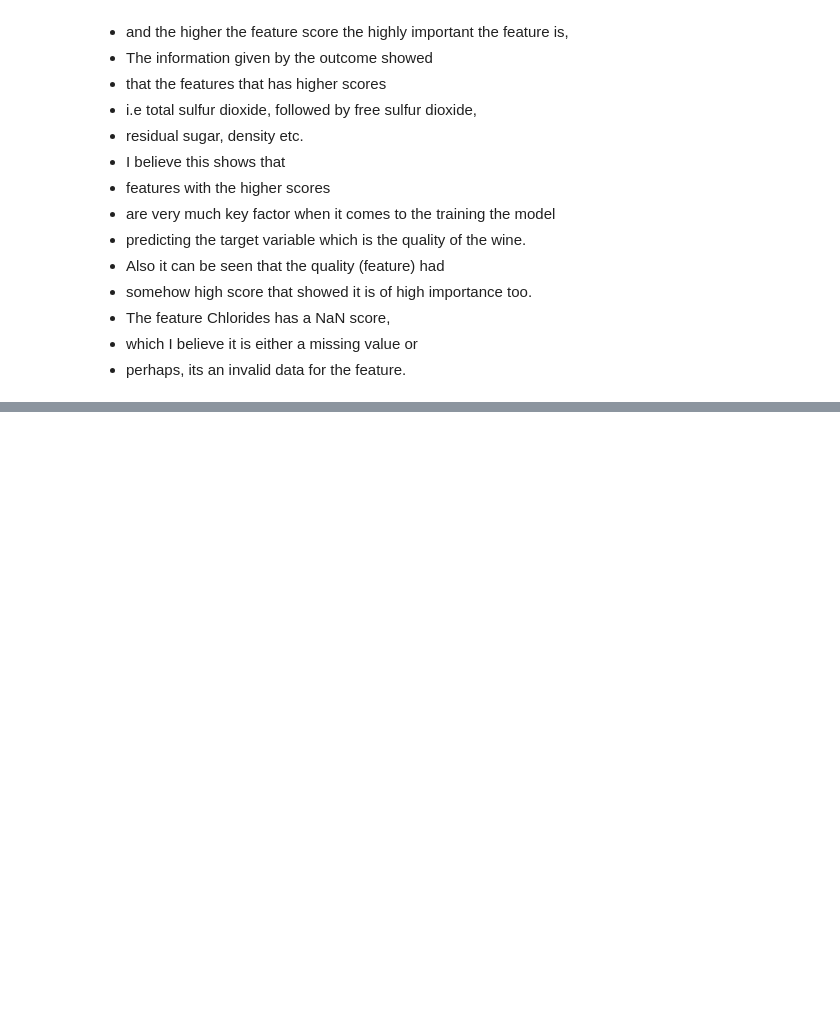
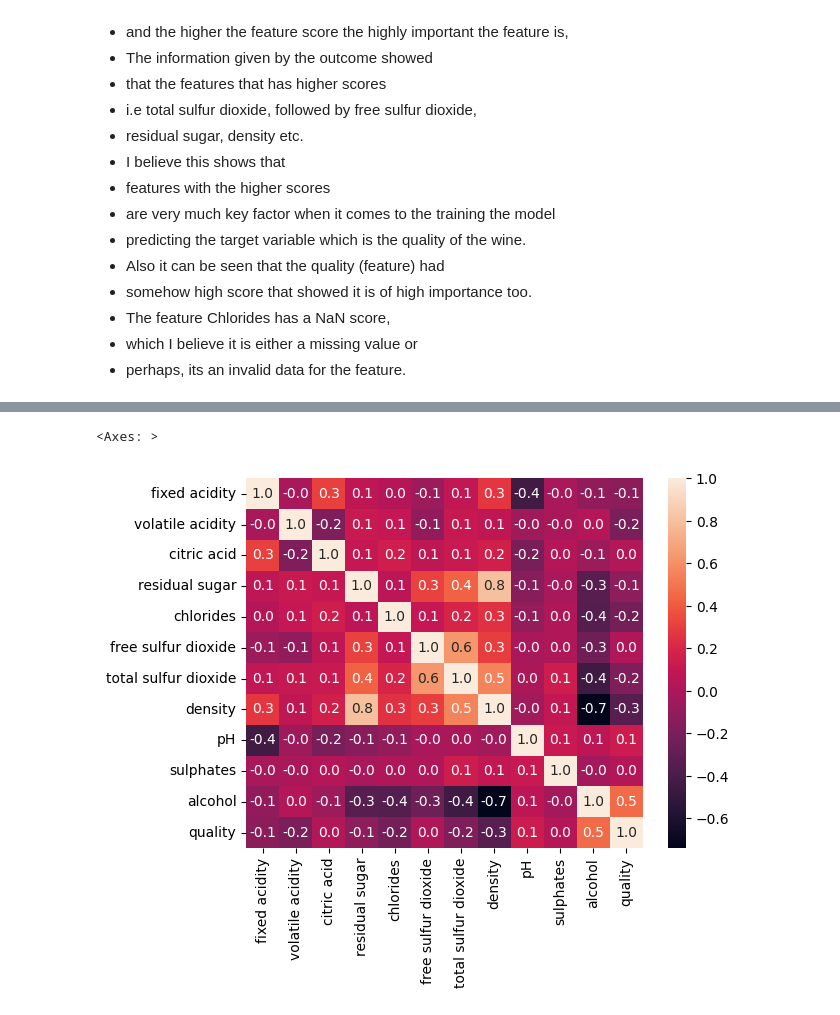
Before and after one commit to adewunmi2/AdvDataAnalytics2024, a Jupyter notebook: ExerciseProject3/Ex_regression_optimalvarselection1.ipynb, the cells around one changed output, grey strips where cells are left out. Cells and saved outputs as stored; diff of their text form; code cells hidden in the pictures; blank space fills up the shorter version.

```diff
--- a/ExerciseProject3/Ex_regression_optimalvarselection1.ipynb
+++ b/ExerciseProject3/Ex_regression_optimalvarselection1.ipynb
@@ -163,0 +427,7 @@ f_scores.sort_values(by='Score',ascending=False)
+# %%
+# it seems the selections are not far away from correlations
+# this might imply the data is more or less linear (since we used linear regression)
+sns.heatmap(df.corr(), annot=True, fmt=".1f")
+# %% [output]
+<Axes: >
+[figure, added]
```
Also changed, not shown: parts of 18 cells of this notebook.
